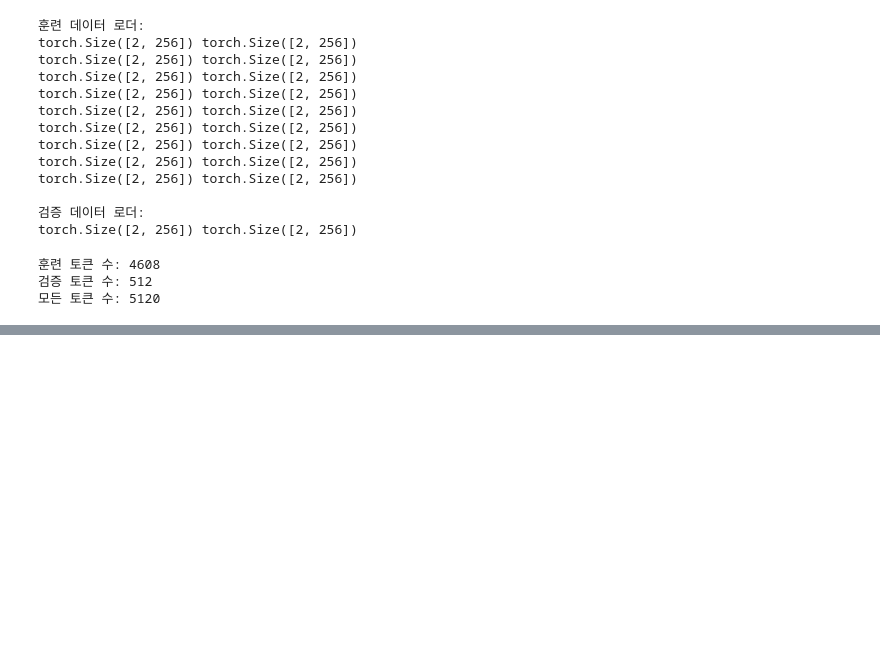
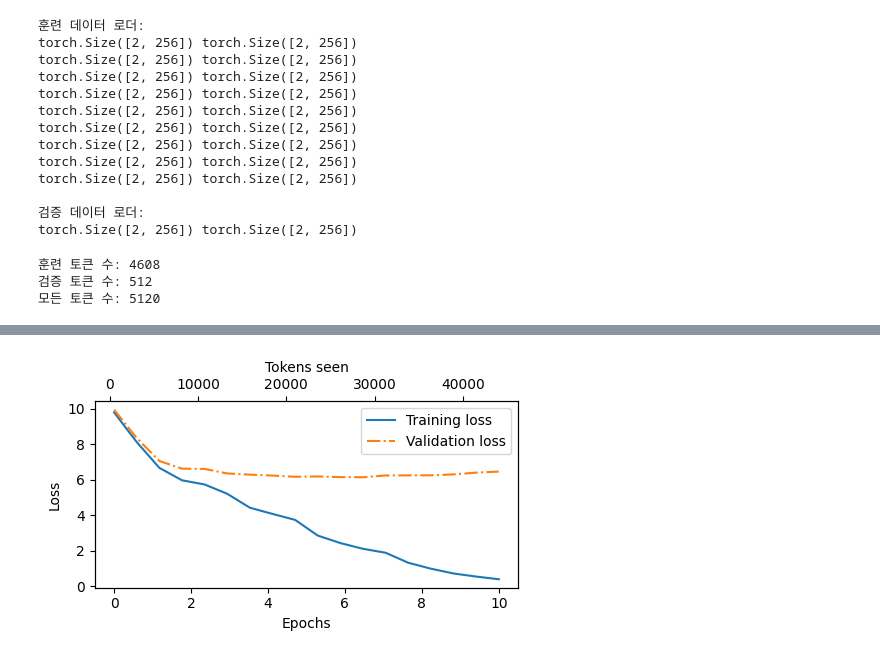
Before and after one commit to sseregit/build-a-large-language-model-challenge, a Jupyter notebook: section05/section05.ipynb, the cells around one changed output, grey strips where cells are left out. Drawn from its saved outputs; the diff is of its cells as text; code cells hidden in the pictures; blank space fills up the shorter version.

```diff
--- a/section05/section05.ipynb
+++ b/section05/section05.ipynb
@@ -310,16 +310,16 @@ def calc_loss_loader(data_loader, model, device, num_batches=None):
 device = torch.device("cuda" if torch.cuda.is_available() else "cpu")
 
 # 노트:
-# 애플 실리콘 칩ㅇ에서 코드를 실행하는 경우 다음 주석을 해제하세요.
+# 애플 실리콘 칩에서 코드를 실행하는 경우 다음 주석을 해제하세요.
 # (M3 맥북 에어에서 측정하면) 애플 CPU보다 약 2배 빠릅니다. 하지만 손실 값은 조금 다를 수 있습니다.
 
-# if torch.cuda.is_available():
-#   device = torch.device("cuda")
-# elif torch.backends.mps.is_available():
-#   device = torch.device("mps")
-# else:
-#   device = torch.device("cpu")
-# print(f"Using {device} device.")
+if torch.cuda.is_available():
+  device = torch.device("cuda")
+elif torch.backends.mps.is_available():
+  device = torch.device("mps")
+else:
+  device = torch.device("cpu")
+print(f"Using {device} device.")
 
 model.to(device) # nn.Module 클래스의 경우 model = model.to(device)로 할당할 필요가 없다.
 
@@ -333,0 +435,28 @@ print("검증 손실:", val_loss)
+# %%
+import matplotlib.pyplot as plt
+from matplotlib.ticker import MaxNLocator
+
+def plot_losses(epochs_seen, tokens_seen, train_losses, val_losses):
+  fig, ax1 = plt.subplots(figsize=(5, 3))
+
+  # 에포크에 대한 훈련 손실과 검증 손실의 그래프를 그린다.
+  ax1.plot(epochs_seen, train_losses, label="Training loss")
+  ax1.plot(epochs_seen, val_losses, linestyle="-.", label="Validation loss")
+  ax1.set_xlabel("Epochs")
+  ax1.set_ylabel("Loss")
+  ax1.legend(loc="upper right")
+  ax1.xaxis.set_major_locator(MaxNLocator(integer=True)) # only show integer labels on x-axis
+
+  # 처리한 토큰 수에 대한 두 번째 x 축을 만든다.
+  ax2 = ax1.twiny() # y 축을 공유하는 두 번째 x 축을 만든다.
+  ax2.plot(tokens_seen, train_losses, alpha=0) # 눈금을 정렬하기 위해 투명한 그래프를 만든다.
+  ax2.set_xlabel("Tokens seen")
+
+  fig.tight_layout()
+  plt.savefig("loss-plot.pdf")
+  plt.show()
+
+epochs_tensor = torch.linspace(0, num_epochs, len(train_losses))
+plot_losses(epochs_tensor, tokens_seen, train_losses, val_losses)
+# %% [output]
+[figure, added]
```
Also changed, not shown: parts of 4 cells of this notebook.
